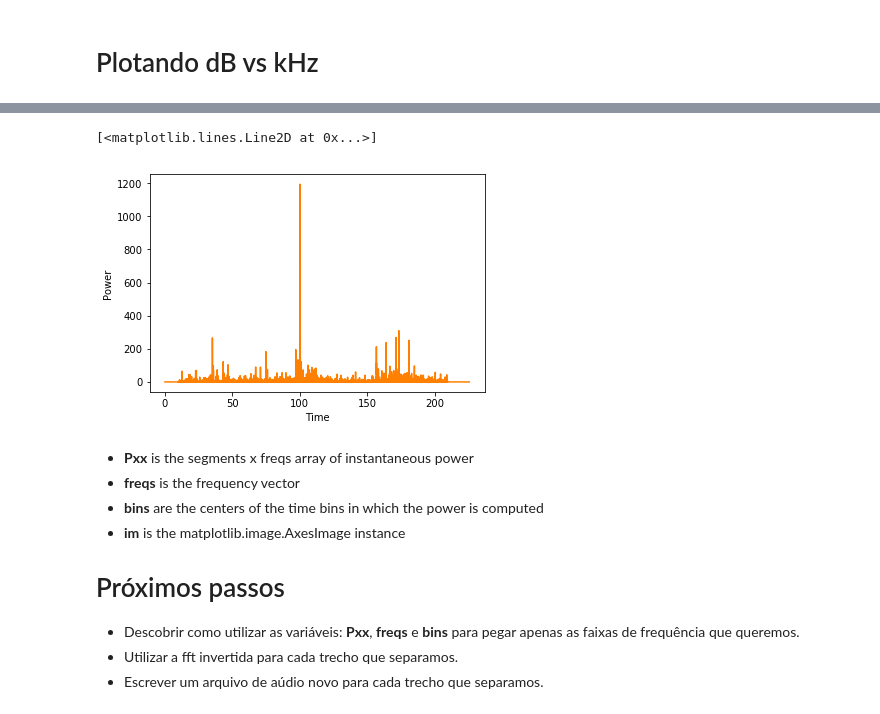
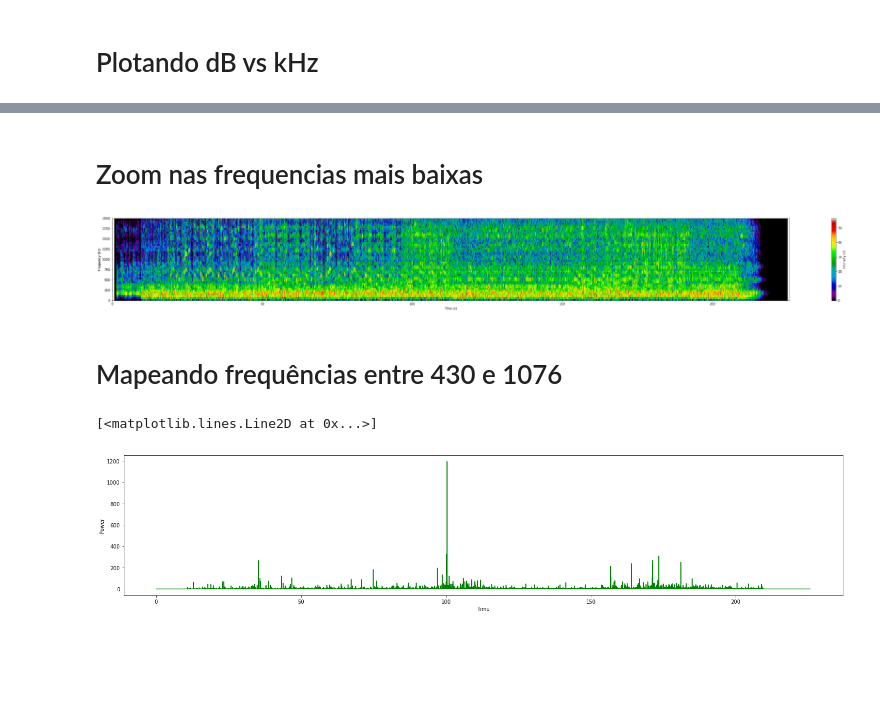
Before and after one commit to samuelpordeus/sinais, a Jupyter notebook: Sinais.ipynb, the cells around one changed output, grey strips where cells are left out. Cells and saved outputs as stored; diff of their text form; code cells hidden in the pictures; blank space fills up the shorter version.

```diff
--- a/Sinais.ipynb
+++ b/Sinais.ipynb
@@ -104,19 +105,25 @@ plt.savefig("/home/samuelspordeus/fft.pdf", dpi = 200)
+# %% [markdown]
+# Zoom nas frequencias mais baixas
+# %%
+plt.figure(1, figsize=(50,5))
+Pxx, freqs, bins, im = plt.specgram(channel1, Fs=rate, vmin=0, NFFT=1024, cmap=plt.get_cmap('nipy_spectral'), window=mlab.window_hanning)
+cbar=plt.colorbar(im)
+plt.axis([0, length, 0, 2000])
+plt.xlabel('Time (s)')
+plt.ylabel('Frequency (Hz)')
+cbar.set_label('Intensity dB')
+# plt.savefig("/home/samuelspordeus/speczoom.png", dpi = 400)
+# %% [output]
+[figure, added]
+# %% [markdown]
+# Mapeando frequências entre 430 e 1076
 # %%
-np.where(freqs==10034.47265625)
+plt.figure(1, figsize=(25,5))
+np.where(np.logical_and(freqs>=430.6640625, freqs<=1076.66015625))
 MHZ10=Pxx[233,:]
 plt.xlabel('Time')
 plt.ylabel('Power')
-plt.plot(bins, MHZ10, color='#ff7f00')
+plt.plot(bins, MHZ10, color='green')
 # %% [output]
 [<matplotlib.lines.Line2D at 0x...>]
-[figure, old version]
+[figure, new version]
-# %% [markdown]
-* **Pxx** is the segments x freqs array of instantaneous power
-* **freqs** is the frequency vector
-* **bins** are the centers of the time bins in which the power is computed
-* **im** is the matplotlib.image.AxesImage instance
-
-# Próximos passos
-* Descobrir como utilizar as variáveis: **Pxx**, **freqs** e **bins** para pegar apenas as faixas de frequência que queremos.
-* Utilizar a fft invertida para cada trecho que separamos.
-* Escrever um arquivo de aúdio novo para cada trecho que separamos.
```
Also changed, not shown: parts of 26 cells of this notebook, 13 other files.
